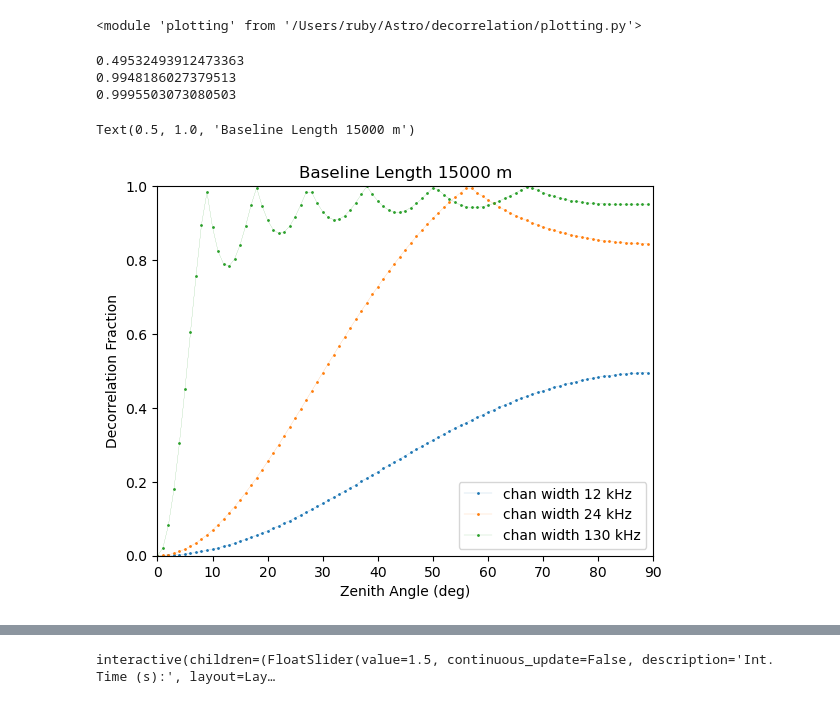
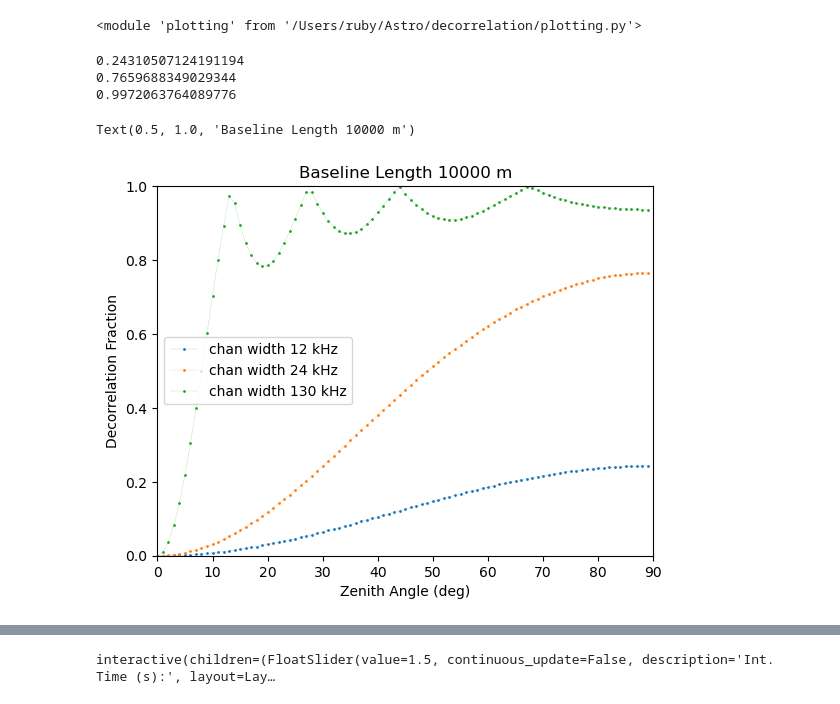
Before and after one commit to rlbyrne/decorrelation, a Jupyter notebook: dsa-2000-low_decorrelation.ipynb, the cells around one changed output, grey strips where cells are left out. Saved outputs shown, nothing was run; the diff lists cells and outputs as text; code cells hidden in the pictures.

Commit message:
more plotting and functions for defining specifications

```diff
--- a/dsa-2000-low_decorrelation.ipynb
+++ b/dsa-2000-low_decorrelation.ipynb
@@ -16,25 +16,25 @@ importlib.reload(plotting)
 # %%
 za_list = np.arange(0, 90)
 channel_width_khz = [12, 24, 130]
-bl_length_m = 15000
+bl_length_m = 10000
 for chan_width in channel_width_khz:
     freq_decorr = decorr_calculations.max_fractional_freq_decorr(
         chan_width * 1e3,
         bl_length_m,
         za_list,
     )
     # print(freq_decorr[np.where(za_list==30)])
     print(np.max(freq_decorr))
     plt.plot(za_list, freq_decorr, ".-", markersize=2, linewidth=.1, label=f"chan width {chan_width} kHz")
 plt.ylim(0,1)
 plt.xlim(0,90)
 plt.legend()
 plt.xlabel("Zenith Angle (deg)")
 plt.ylabel("Decorrelation Fraction")
 plt.title(f"Baseline Length {bl_length_m} m")
 # %% [output]
-0.49532493912473363
-0.9948186027379513
-0.9995503073080503
+0.24310507124191194
+0.7659688349029344
+0.9972063764089776
-Text(0.5, 1.0, 'Baseline Length 15000 m')
+Text(0.5, 1.0, 'Baseline Length 10000 m')
-[figure, old version]
+[figure, new version]
```
Also changed, not shown: parts of 2 cells of this notebook, 7 other files.
